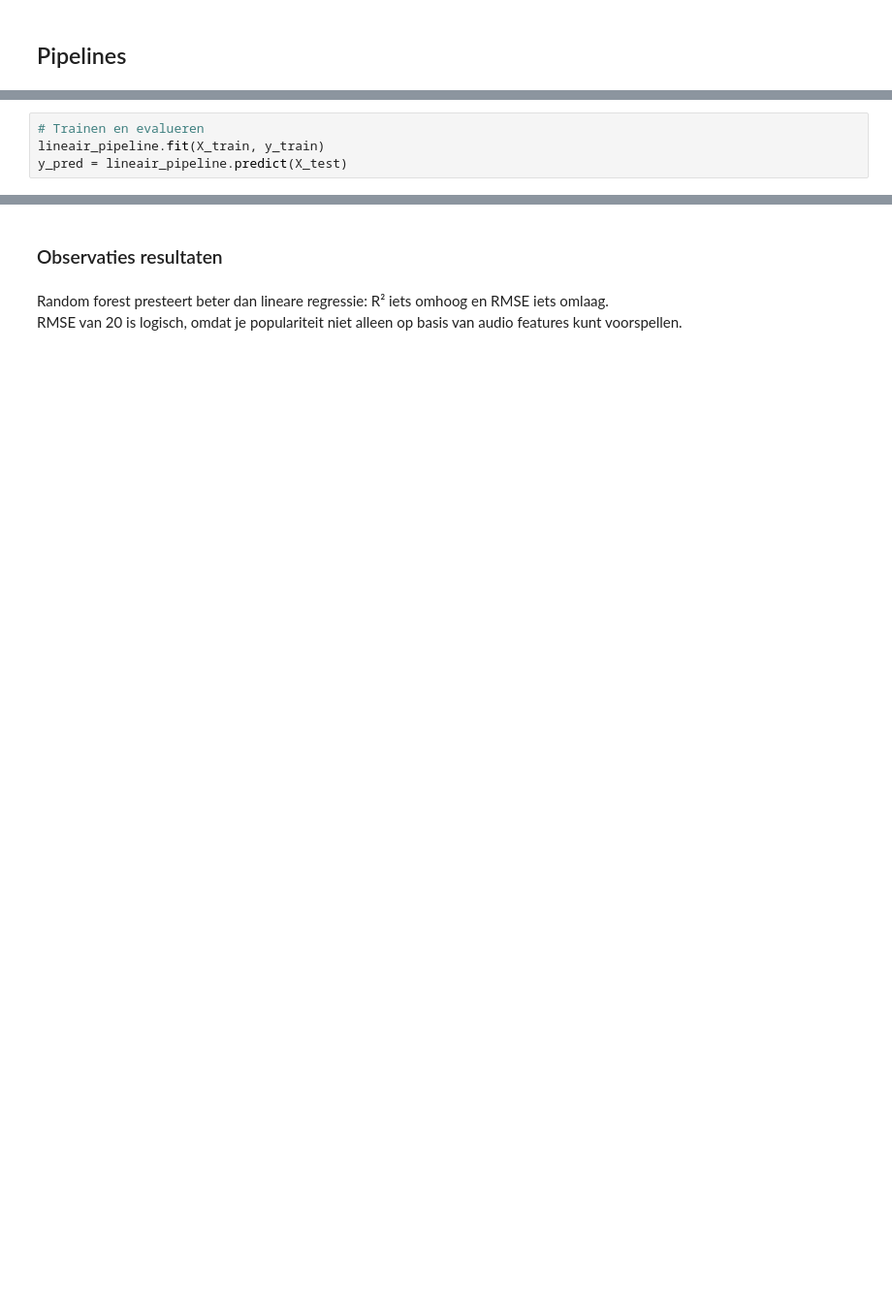
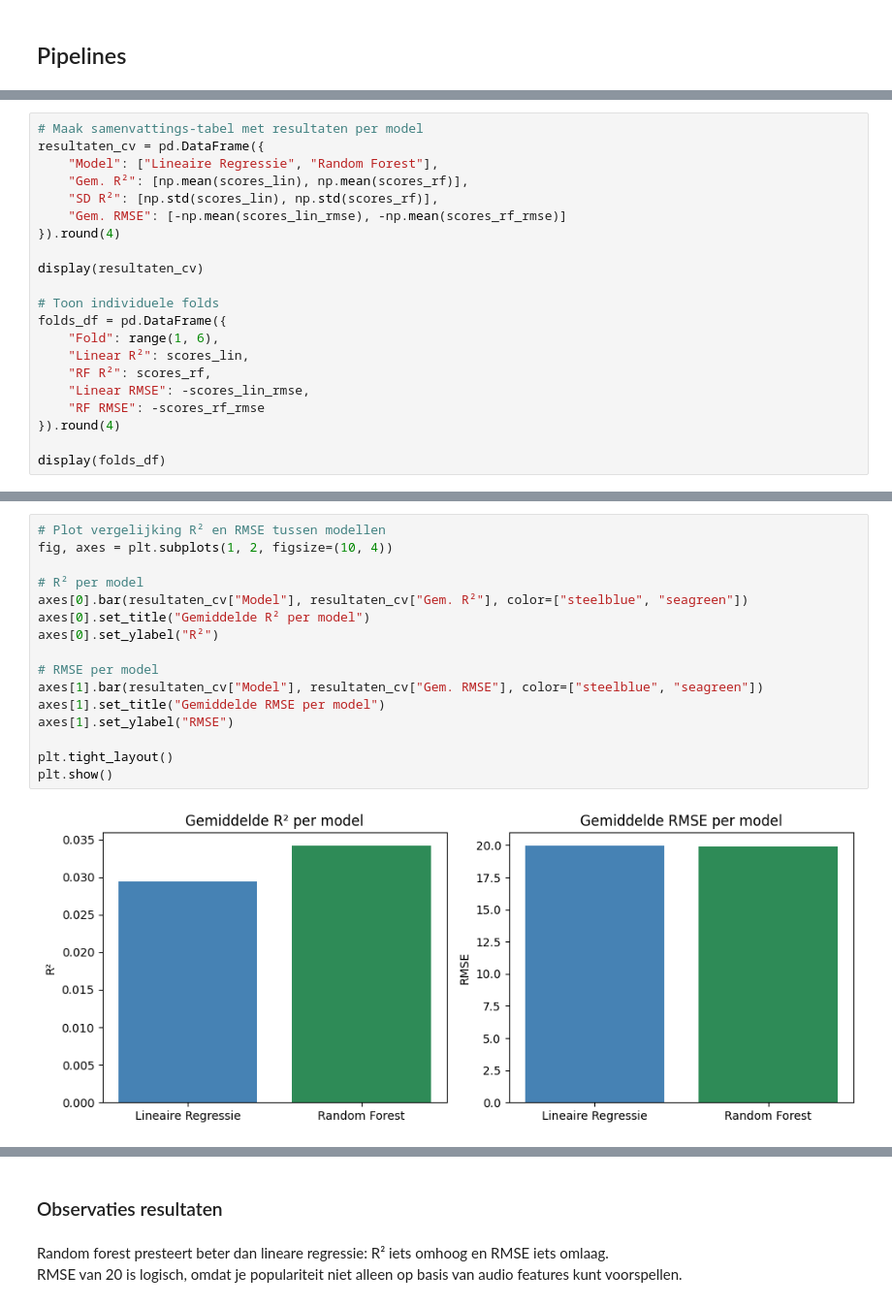
Before and after one commit to OdessaA/DataScience_SongPrediction, a Jupyter notebook: Prep & model.ipynb, the cells around one changed output, grey strips where cells are left out. Shown at 97% size. Saved outputs shown, nothing was run; the diff lists cells and outputs as text; blank space fills up the shorter version.

```diff
--- a/Prep & model.ipynb
+++ b/Prep & model.ipynb
@@ -260,7 +220,3 @@ random_forest_pipeline = Pipeline([
     ('preprocess', preprocessor),
     ('model', RandomForestRegressor(random_state=42, n_jobs=-1))
 ])
-# %%
-# Trainen en evalueren
-lineair_pipeline.fit(X_train, y_train)
-y_pred = lineair_pipeline.predict(X_test)
@@ -404,0 +377,21 @@ No statistically significant difference detected.
+# %%
+# Maak samenvattings-tabel met resultaten per model
+resultaten_cv = pd.DataFrame({
+    "Model": ["Lineaire Regressie", "Random Forest"],
+    "Gem. R²": [np.mean(scores_lin), np.mean(scores_rf)],
+    "SD R²": [np.std(scores_lin), np.std(scores_rf)],
+    "Gem. RMSE": [-np.mean(scores_lin_rmse), -np.mean(scores_rf_rmse)]
+}).round(4)
+
+display(resultaten_cv)
+
+# Toon individuele folds
+folds_df = pd.DataFrame({
+    "Fold": range(1, 6),
+    "Linear R²": scores_lin,
+    "RF R²": scores_rf,
+    "Linear RMSE": -scores_lin_rmse,
+    "RF RMSE": -scores_rf_rmse
+}).round(4)
+
+display(folds_df)
@@ -404,0 +408,18 @@ No statistically significant difference detected.
+# %%
+# Plot vergelijking R² en RMSE tussen modellen
+fig, axes = plt.subplots(1, 2, figsize=(10, 4))
+
+# R² per model
+axes[0].bar(resultaten_cv["Model"], resultaten_cv["Gem. R²"], color=["steelblue", "seagreen"])
+axes[0].set_title("Gemiddelde R² per model")
+axes[0].set_ylabel("R²")
+
+# RMSE per model
+axes[1].bar(resultaten_cv["Model"], resultaten_cv["Gem. RMSE"], color=["steelblue", "seagreen"])
+axes[1].set_title("Gemiddelde RMSE per model")
+axes[1].set_ylabel("RMSE")
+
+plt.tight_layout()
+plt.show()
+# %% [output]
+[figure, added]
```
Also changed, not shown: parts of 62 cells of this notebook.
